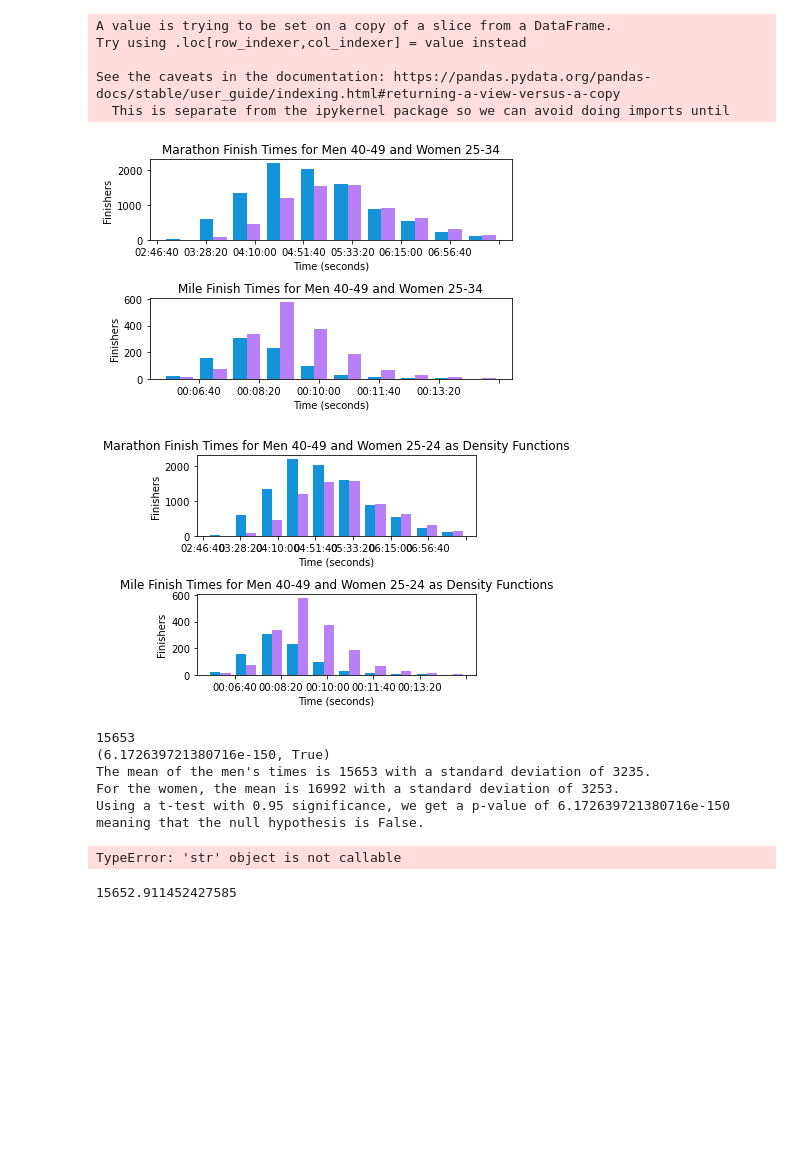
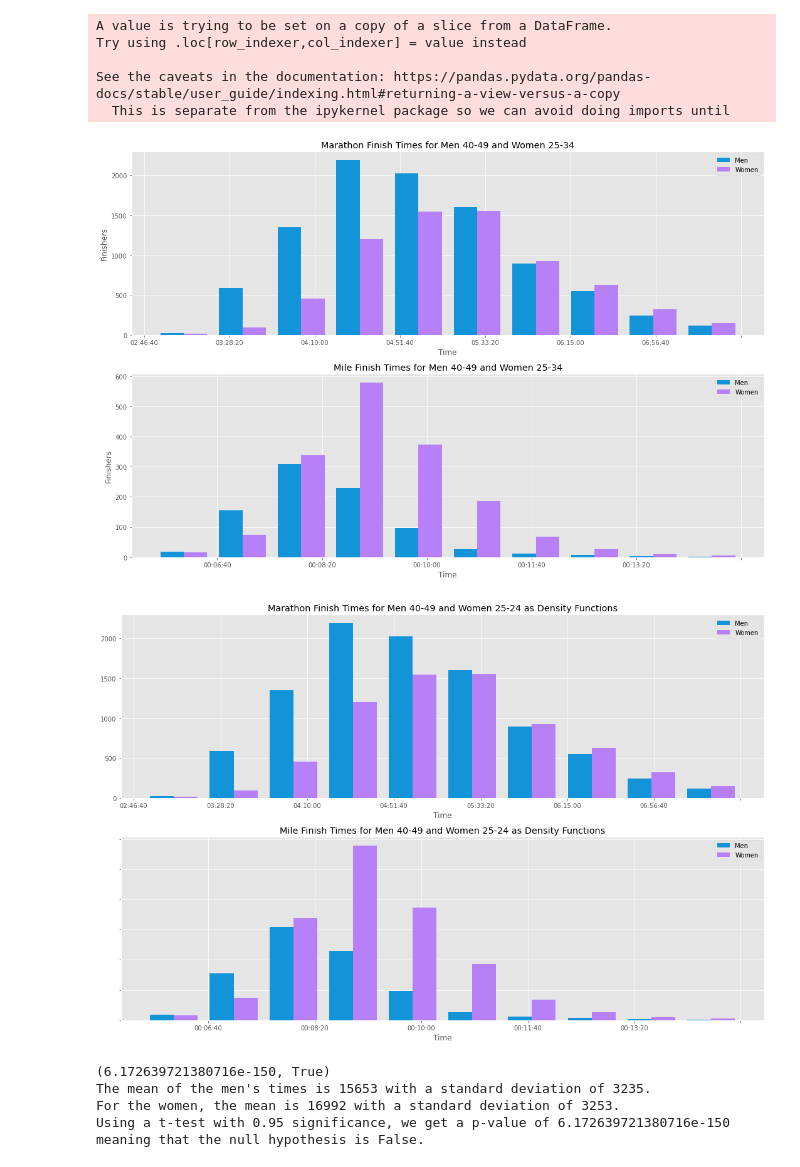
Before and after one commit to annewbarry/running_rivalries, a Jupyter notebook: Real_data_stats.ipynb, the cells around one changed output. Drawn from its saved outputs; the diff is of its cells as text; code cells hidden in the pictures; blank space fills up the shorter version.

Commit message:
normal curves

```diff
--- a/Real_data_stats.ipynb
+++ b/Real_data_stats.ipynb
@@ -7,6 +7,8 @@ import requests
 import json
 import time
 from scipy import stats
+import numpy as np
+plt.style.use('ggplot')
 # %%
 import matplotlib.pyplot as plt
 # %%
@@ -82,76 +84,67 @@ def format_time(ls):
 
 
 def plot_histograms(data, density = False):
-    fig,ax = plt.subplots(2,1)
+    fig,ax = plt.subplots(2,1, figsize = (15, 10))
 
 ## marathon data
     ax[0].hist([data[0]['Time(sec)'], data[1]['Time(sec)']], bins = 10, range = (7800,25000), align = ('mid'), color = ['#1494D8','#B780F6'], label = ['Men', 'Women'])
     ax[0].spines["bottom"].set_visible(True)
     ax[0].spines["left"].set_visible(True)
 #plt.xticks(fontsize=30)
     if density == True:
         ax[0].set_title('Marathon Finish Times for Men 40-49 and Women 25-24 as Density Functions')
+        ax[1].set_yticklabels([])
     else:
         ax[0].set_title('Marathon Finish Times for Men 40-49 and Women 25-34')
-    ax[0].set_xlabel('Time (seconds)')
-    ax[0].set_ylabel('Finishers')
+        ax[0].set_ylabel('Finishers')
+    ax[0].set_xlabel('Time')
+
     #ax[0].set_xticks(format_time(secs))
     ax[0].set_xticklabels(format_time(secs_mar))
+    ax[0].legend()
 ##
     ax[1].hist([data[2]['Time(sec)'], data[3]['Time(sec)']], bins = 10, range = (240,800), align = ('mid'), color = ['#1494D8','#B780F6'], label = ['Men', 'Women'])
     ax[1].spines["bottom"].set_visible(True)
     ax[1].spines["left"].set_visible(True)
 #plt.xticks(fontsize=30)
     if density == True:
         ax[1].set_title('Mile Finish Times for Men 40-49 and Women 25-24 as Density Functions')
+        ax[1].set_yticklabels([])
     else:
         ax[1].set_title('Mile Finish Times for Men 40-49 and Women 25-34')
-    ax[1].set_xlabel('Time (seconds)')
-    ax[1].set_ylabel('Finishers')
+        ax[1].set_ylabel('Finishers')
+    ax[1].set_xlabel('Time')
     ax[1].set_xticklabels(format_time(secs_mile))
+    ax[1].legend()
 
     fig.tight_layout()
 
 plot_histograms(quant_list)
 plot_histograms(quant_list, True)
 # %% [output]
-[figure, old version]
+[figure, new version]
-[figure, old version]
+[figure, new version]
 # %%
 men_mean = round(quant_list[0]['Time(sec)'].mean())
 men_std = round(quant_list[0]['Time(sec)'].std())
 
-print(men_mean)
 women_mean = round(quant_list[1]['Time(sec)'].mean())
 women_std = round(quant_list[1]['Time(sec)'].std())
 
+#print(stats.shapiro(quant_list[0]['Time(sec)']))
 
 def calculate_t_test(sample1, sample2, type_I_error_rate):
     ttest = stats.ttest_ind(sample1, sample2, equal_var = False)
     return (ttest[1], ttest[1] < type_I_error_rate)
 
 error = .05
-print(calculate_t_test((quant_list[0])['Time(sec)'], (quant_list[1])['Time(sec)'], error))
+print(calculate_t_test((quant_list[0])['Time(sec)'], (quant_list[1])['Time(sec)'], error/2))
 # print(results)
 print('''The mean of the men's times is {} with a standard deviation of {}.
 For the women, the mean is {} with a standard deviation of {}.
 Using a t-test with {} significance, we get a p-value of {} meaning that the null hypothesis is {}.'''.format(men_mean, men_std, women_mean, women_std, 1- error, results[0], results == False))
 # %% [output]
-15653
 (6.172639721380716e-150, True)
 The mean of the men's times is 15653 with a standard deviation of 3235.
 For the women, the mean is 16992 with a standard deviation of 3253.
 Using a t-test with 0.95 significance, we get a p-value of 6.172639721380716e-150 meaning that the null hypothesis is False.
-# %%
-men_mean = quant_list[0]['Time(sec)'].mean()
-men_std = quant_list[0]['Time(sec)'].std()
-print(type(men_mean))
-women_mean = quant_list[1]['Time(sec)'].mean()
-women_std = quant_list[1]['Time(sec)'].std()
-# %% [output]
-TypeError: 'str' object is not callable
-# %%
-mean = quant_list[0]['Time(sec)'].mean()
-mean
-# %% [output]
-15652.911452427585
```
Also changed, not shown: parts of 3 cells of this notebook.
